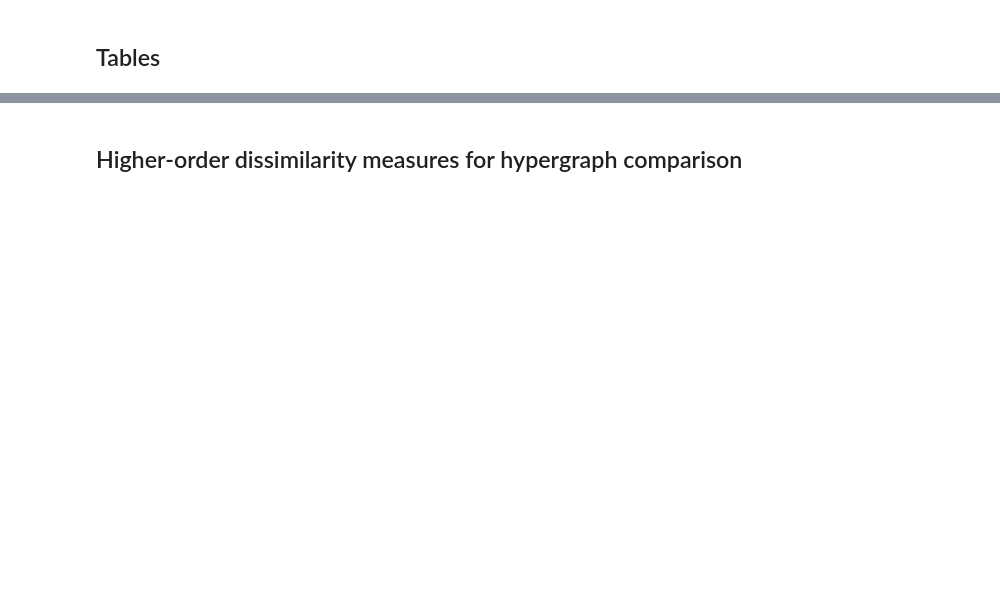
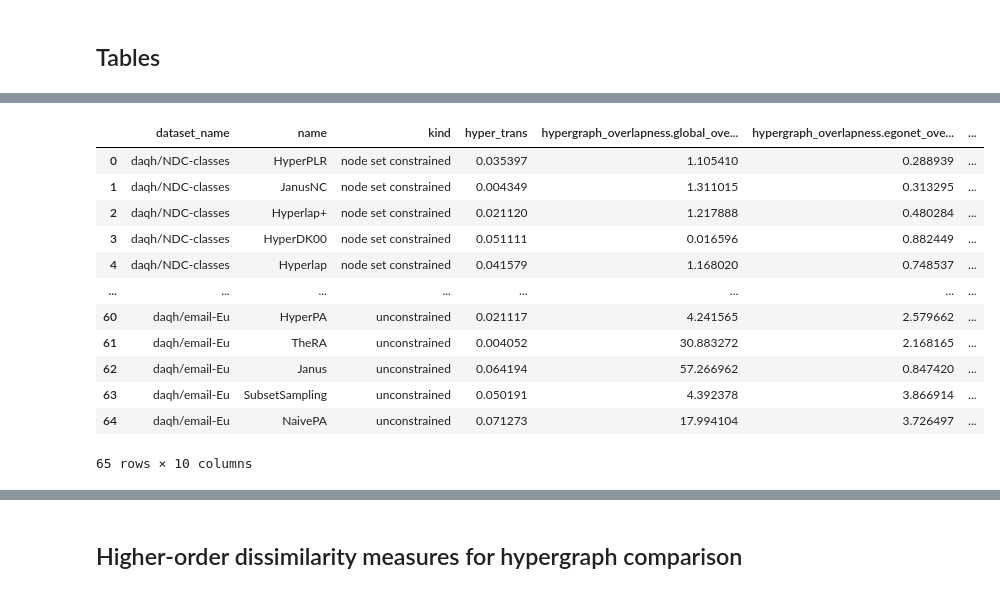
Before and after one commit to hypernetwork-research-group/Janus, a Jupyter notebook: examples/notebooks/tables_and_plots.ipynb, the cells around one changed output, grey strips where cells are left out. Cells and saved outputs as stored; diff of their text form; code cells hidden in the pictures; blank space fills up the shorter version.

Commit message:
Refactor to janus

```diff
--- a/examples/notebooks/tables_and_plots.ipynb
+++ b/examples/notebooks/tables_and_plots.ipynb
@@ -447,4 +537,20 @@ for kind, metrics in metrics_kind.items():
     )
+# %%
+df_final
+# %% [output]
+|  | dataset_name | name | kind | hyper_trans | hypergraph_overlapness.global_ove... | hypergraph_overlapness.egonet_ove... | ... |
+| 0 | daqh/NDC-classes | HyperPLR | node set constrained | 0.035397 | 1.105410 | 0.288939 | ... |
+| 1 | daqh/NDC-classes | JanusNC | node set constrained | 0.004349 | 1.311015 | 0.313295 | ... |
+| 2 | daqh/NDC-classes | Hyperlap+ | node set constrained | 0.021120 | 1.217888 | 0.480284 | ... |
+| 3 | daqh/NDC-classes | HyperDK00 | node set constrained | 0.051111 | 0.016596 | 0.882449 | ... |
+| 4 | daqh/NDC-classes | Hyperlap | node set constrained | 0.041579 | 1.168020 | 0.748537 | ... |
+| ... | ... | ... | ... | ... | ... | ... | ... |
+| 60 | daqh/email-Eu | HyperPA | unconstrained | 0.021117 | 4.241565 | 2.579662 | ... |
+| 61 | daqh/email-Eu | TheRA | unconstrained | 0.004052 | 30.883272 | 2.168165 | ... |
+| 62 | daqh/email-Eu | Janus | unconstrained | 0.064194 | 57.266962 | 0.847420 | ... |
+| 63 | daqh/email-Eu | SubsetSampling | unconstrained | 0.050191 | 4.392378 | 3.866914 | ... |
+| 64 | daqh/email-Eu | NaivePA | unconstrained | 0.071273 | 17.994104 | 3.726497 | ... |
+65 rows × 10 columns
 # %%
 df_final = build_ranked_df(df, [
     "clique_expansion_modularity",
```
Also changed, not shown: parts of 13 cells of this notebook.
